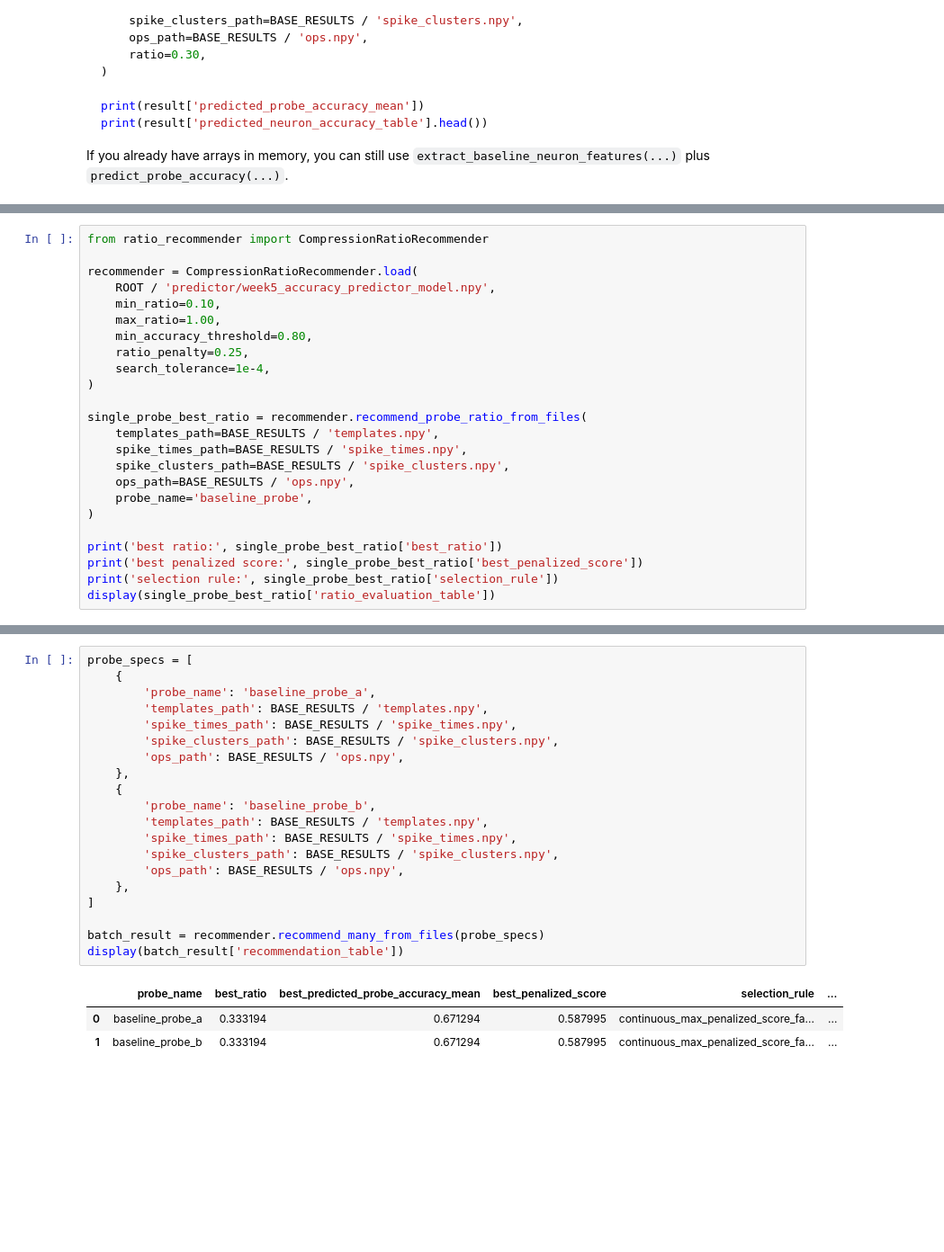
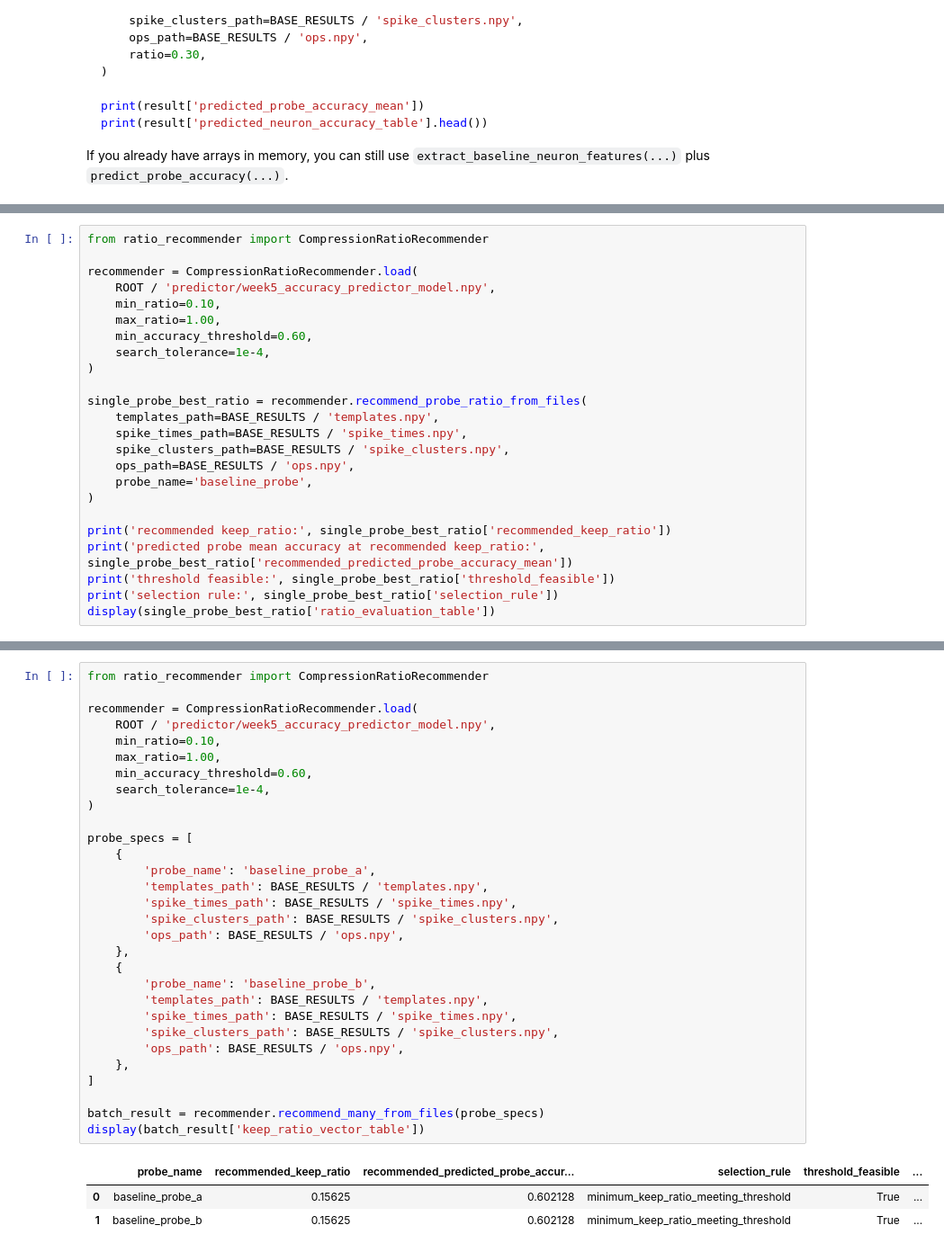
Before and after one commit to baipin/SpikeSort, a Jupyter notebook: 5.ipynb, the cells around one changed output, grey strips where cells are left out. Shown at 90% size. Cells and saved outputs as stored; diff of their text form; blank space fills up the shorter version.

```diff
--- a/5.ipynb
+++ b/5.ipynb
@@ -628,8 +628,7 @@ recommender = CompressionRatioRecommender.load(
     ROOT / 'predictor/week5_accuracy_predictor_model.npy',
     min_ratio=0.10,
     max_ratio=1.00,
-    min_accuracy_threshold=0.80,
-    ratio_penalty=0.25,
+    min_accuracy_threshold=0.60,
     search_tolerance=1e-4,
 )
 
@@ -641,8 +640,9 @@ single_probe_best_ratio = recommender.recommend_probe_ratio_from_files(
     probe_name='baseline_probe',
 )
 
-print('best ratio:', single_probe_best_ratio['best_ratio'])
-print('best penalized score:', single_probe_best_ratio['best_penalized_score'])
+print('recommended keep_ratio:', single_probe_best_ratio['recommended_keep_ratio'])
+print('predicted probe mean accuracy at recommended keep_ratio:', single_probe_best_ratio['recommended_predicted_probe_accuracy_mean'])
+print('threshold feasible:', single_probe_best_ratio['threshold_feasible'])
 print('selection rule:', single_probe_best_ratio['selection_rule'])
 display(single_probe_best_ratio['ratio_evaluation_table'])
 # %% [output]
@@ -669,24 +670,34 @@ selection rule: continuous_max_penalized_score_fallback
 # %%
+from ratio_recommender import CompressionRatioRecommender
+
+recommender = CompressionRatioRecommender.load(
+    ROOT / 'predictor/week5_accuracy_predictor_model.npy',
+    min_ratio=0.10,
+    max_ratio=1.00,
+    min_accuracy_threshold=0.60,
+    search_tolerance=1e-4,
+)
+
 probe_specs = [
     {
         'probe_name': 'baseline_probe_a',
         'templates_path': BASE_RESULTS / 'templates.npy',
         'spike_times_path': BASE_RESULTS / 'spike_times.npy',
         'spike_clusters_path': BASE_RESULTS / 'spike_clusters.npy',
         'ops_path': BASE_RESULTS / 'ops.npy',
     },
     {
         'probe_name': 'baseline_probe_b',
         'templates_path': BASE_RESULTS / 'templates.npy',
         'spike_times_path': BASE_RESULTS / 'spike_times.npy',
         'spike_clusters_path': BASE_RESULTS / 'spike_clusters.npy',
         'ops_path': BASE_RESULTS / 'ops.npy',
     },
 ]
 
 batch_result = recommender.recommend_many_from_files(probe_specs)
-display(batch_result['recommendation_table'])
+display(batch_result['keep_ratio_vector_table'])
 # %% [output]
-|  | probe_name | best_ratio | best_predicted_probe_accuracy_mean | best_penalized_score | selection_rule | ... |
-| 0 | baseline_probe_a | 0.333194 | 0.671294 | 0.587995 | continuous_max_penalized_score_fa... | ... |
-| 1 | baseline_probe_b | 0.333194 | 0.671294 | 0.587995 | continuous_max_penalized_score_fa... | ... |
+|  | probe_name | recommended_keep_ratio | recommended_predicted_probe_accur... | selection_rule | threshold_feasible | ... |
+| 0 | baseline_probe_a | 0.15625 | 0.602128 | minimum_keep_ratio_meeting_threshold | True | ... |
+| 1 | baseline_probe_b | 0.15625 | 0.602128 | minimum_keep_ratio_meeting_threshold | True | ... |
```
Also changed, not shown: parts of 2 cells of this notebook, 6 other files.
